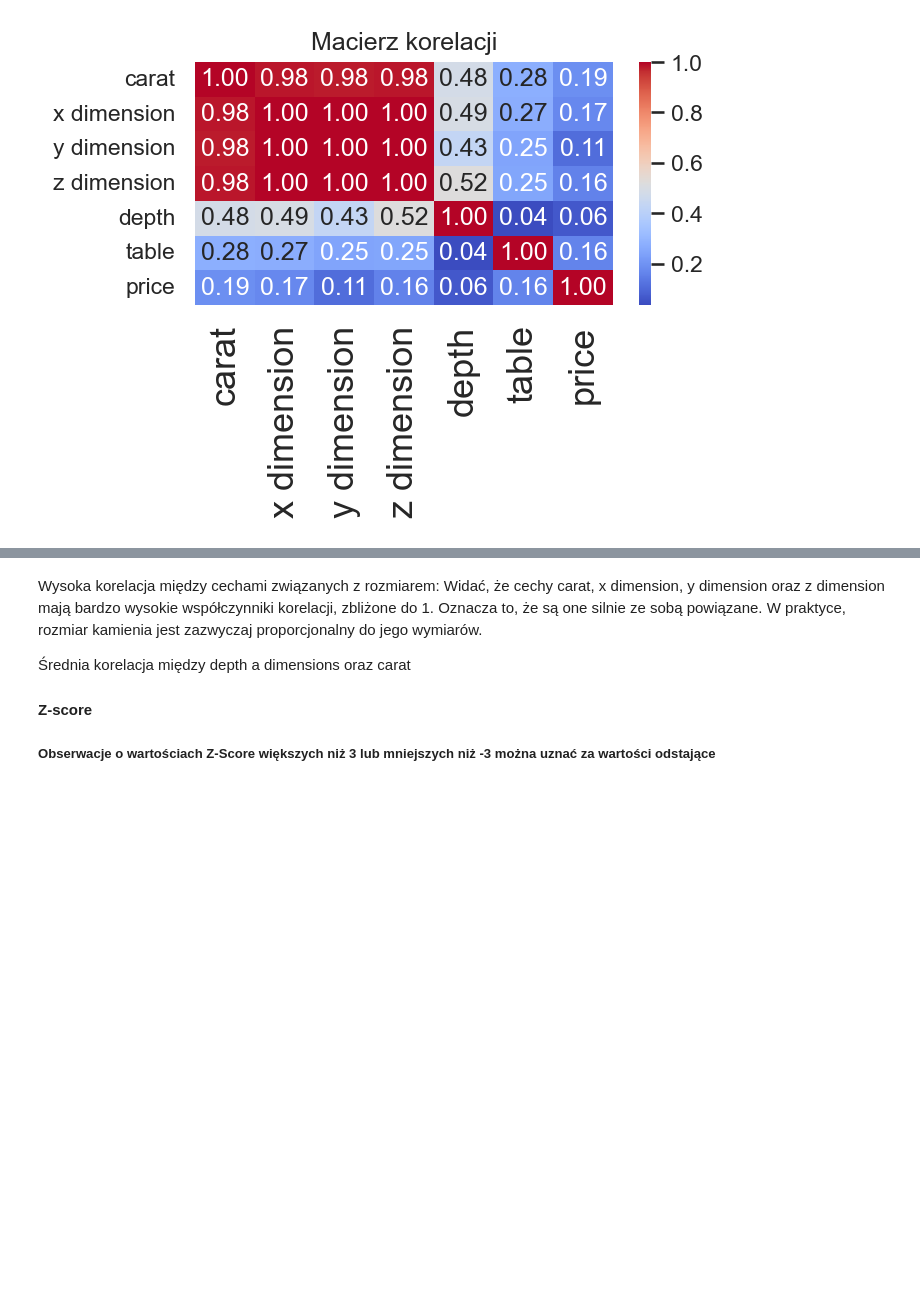
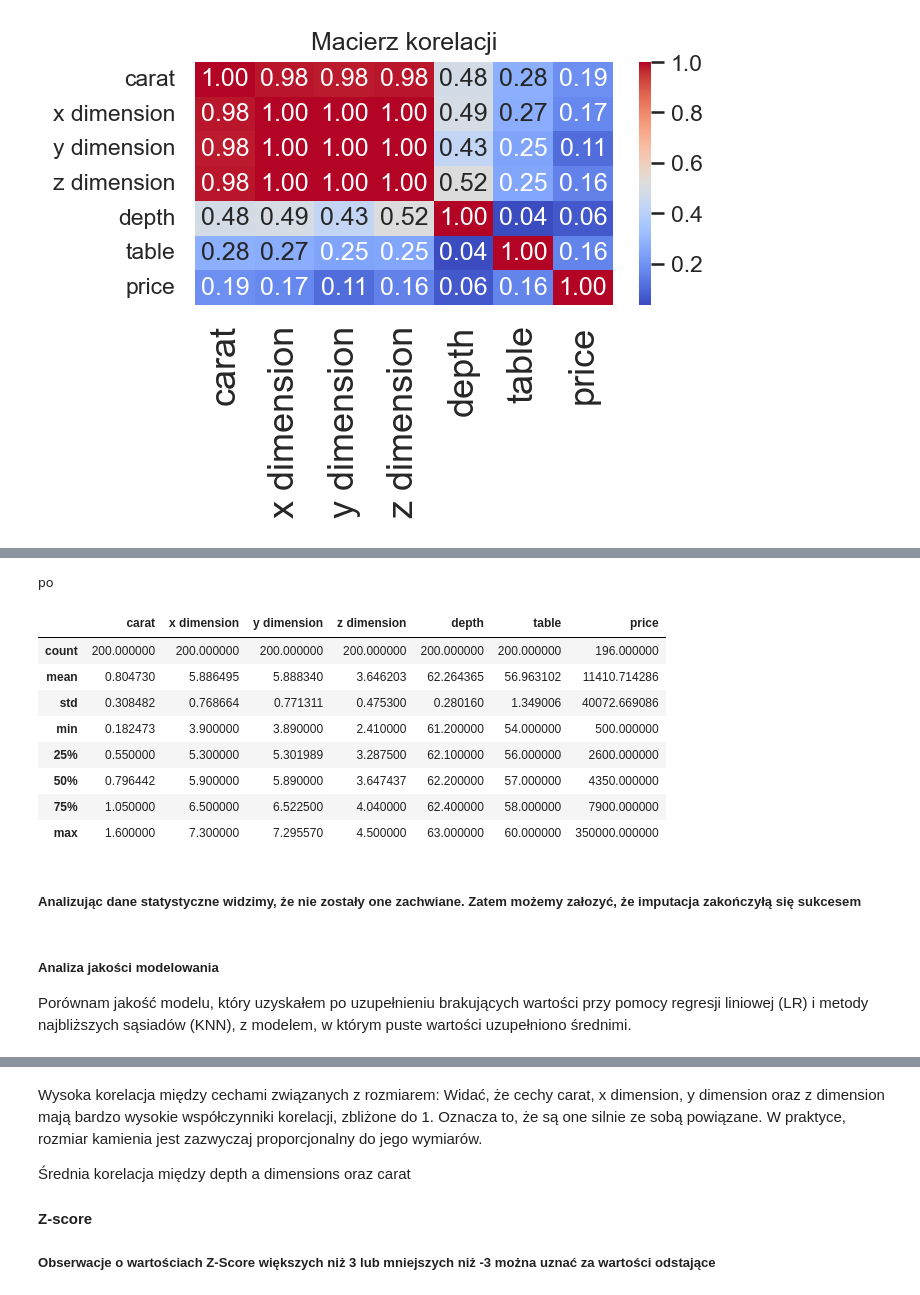
Before and after one commit to MateuszDurak/Projekt-PAD, a Jupyter notebook: analiza_i_czyszczenie.ipynb, the cells around one changed output, grey strips where cells are left out. Saved outputs shown, nothing was run; the diff lists cells and outputs as text; code cells hidden in the pictures; blank space fills up the shorter version.

Commit message:
Uzupełnienie brakujących danych

```diff
--- a/analiza_i_czyszczenie.ipynb
+++ b/analiza_i_czyszczenie.ipynb
@@ -264,0 +491,19 @@ plt.show()
+# %%
+print('po')
+df.describe()
+# %% [output]
+po
+|  | carat | x dimension | y dimension | z dimension | depth | table | price |
+| count | 200.000000 | 200.000000 | 200.000000 | 200.000000 | 200.000000 | 200.000000 | 196.000000 |
+| mean | 0.804730 | 5.886495 | 5.888340 | 3.646203 | 62.264365 | 56.963102 | 11410.714286 |
+| std | 0.308482 | 0.768664 | 0.771311 | 0.475300 | 0.280160 | 1.349006 | 40072.669086 |
+| min | 0.182473 | 3.900000 | 3.890000 | 2.410000 | 61.200000 | 54.000000 | 500.000000 |
+| 25% | 0.550000 | 5.300000 | 5.301989 | 3.287500 | 62.100000 | 56.000000 | 2600.000000 |
+| 50% | 0.796442 | 5.900000 | 5.890000 | 3.647437 | 62.200000 | 57.000000 | 4350.000000 |
+| 75% | 1.050000 | 6.500000 | 6.522500 | 4.040000 | 62.400000 | 58.000000 | 7900.000000 |
+| max | 1.600000 | 7.300000 | 7.295570 | 4.500000 | 63.000000 | 60.000000 | 350000.000000 |
+# %% [markdown]
+##### Analizując dane statystyczne widzimy, że nie zostały one zachwiane. Zatem możemy załozyć, że imputacja zakończyłą się sukcesem
+# %% [markdown]
+##### Analiza jakości modelowania
+Porównam jakość modelu, który uzyskałem po uzupełnieniu brakujących wartości przy pomocy regresji liniowej (LR) i metody najbliższych sąsiadów (KNN), z modelem, w którym puste wartości uzupełniono średnimi.
```
Also changed, not shown: parts of 21 cells of this notebook.
